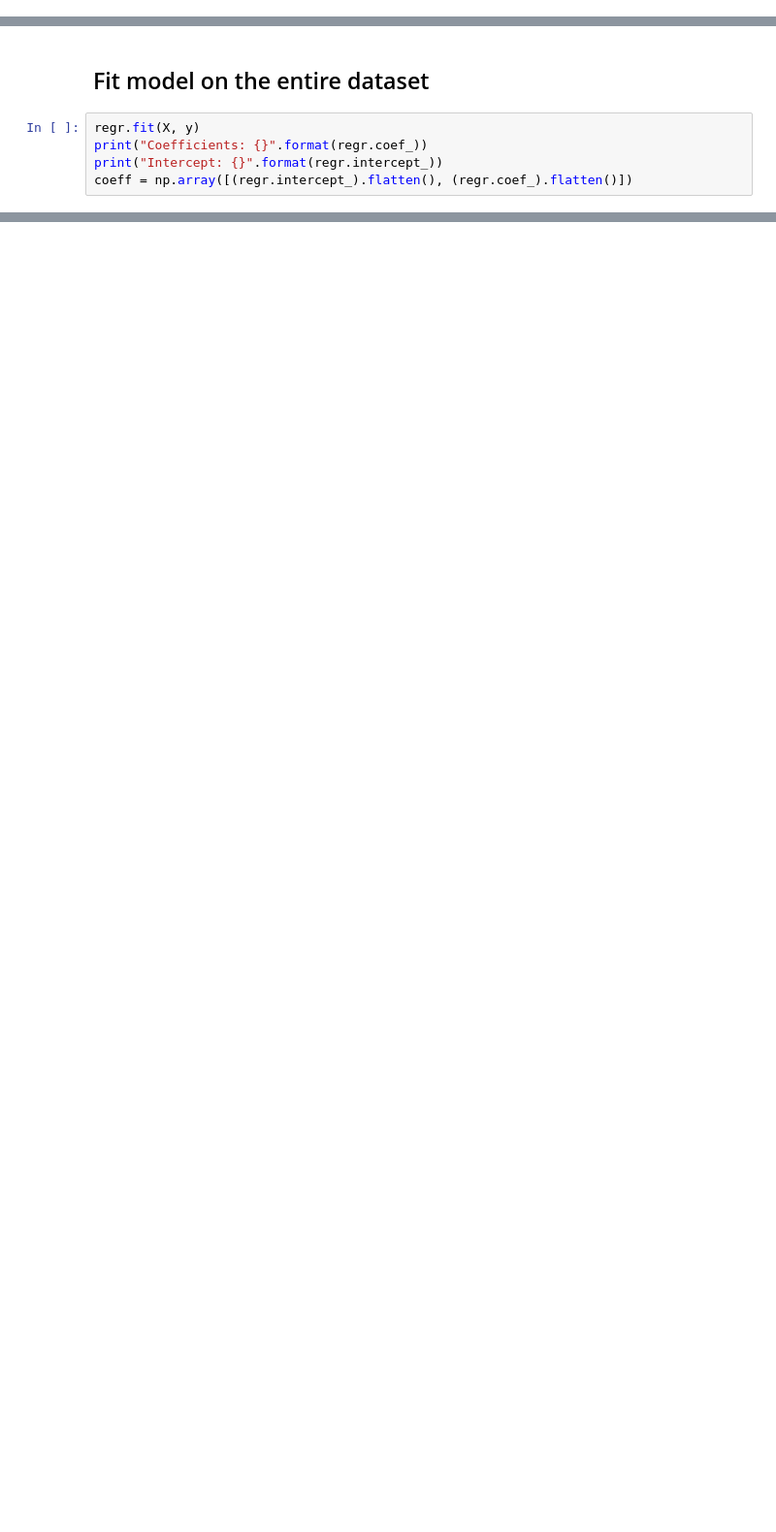
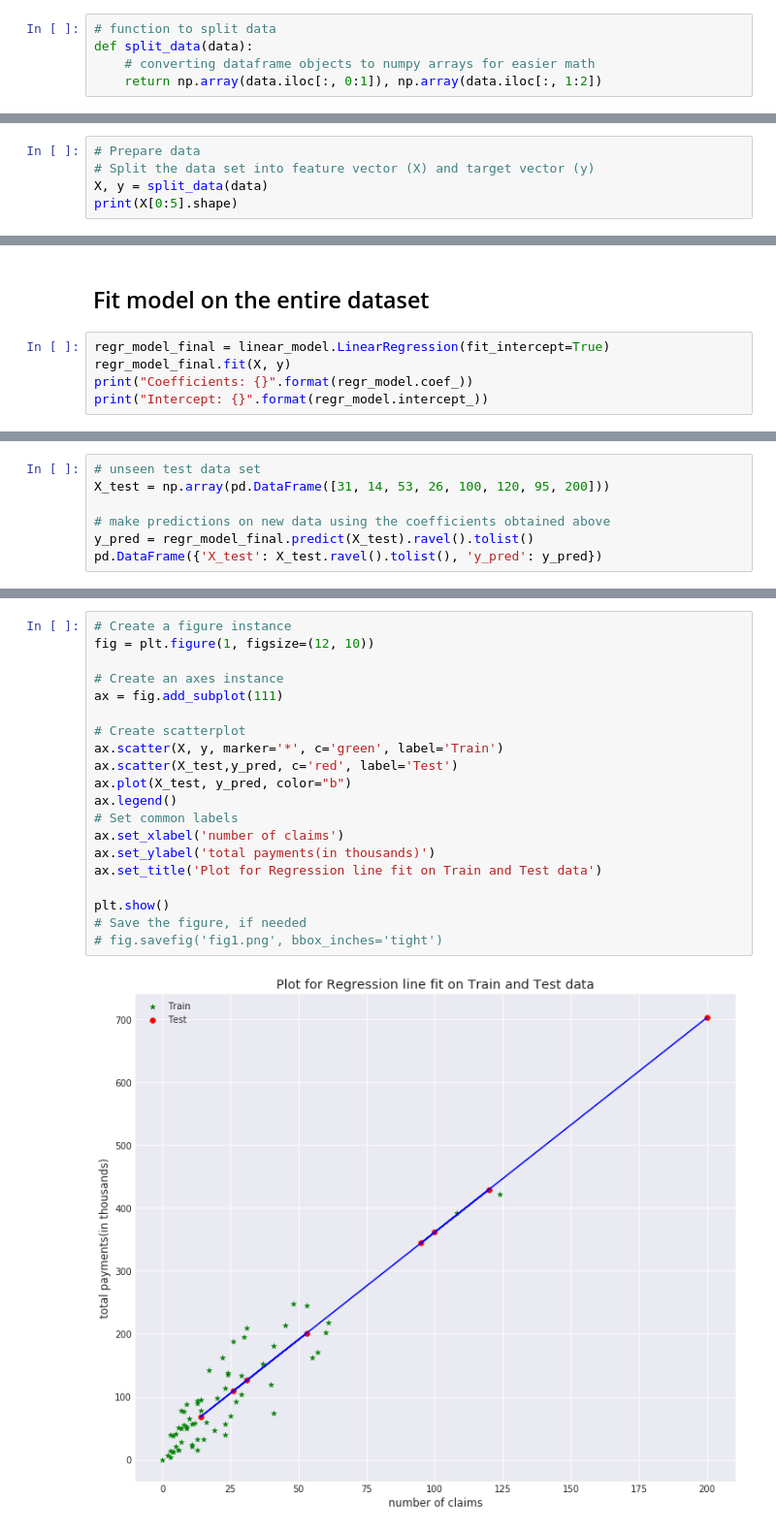
Before and after one commit to anujonthemove/Machine-Learning-Playground, a Jupyter notebook: univariate-linear-regression/Simple-Linear-Regression-using-Scikit-Learn.ipynb, the cells around one changed output, grey strips where cells are left out. Shown: that part at 97% size. Saved outputs shown, nothing was run; the diff lists cells and outputs as text; blank space fills up the shorter version.

Commit message:
Intermediate changes/updates in simple linear regression notebook.

```diff
--- a/univariate-linear-regression/Simple-Linear-Regression-using-Scikit-Learn.ipynb
+++ b/univariate-linear-regression/Simple-Linear-Regression-using-Scikit-Learn.ipynb
@@ -18 +58,6 @@ import matplotlib.pyplot as plt
+# %%
+# function to split data
+def split_data(data):
+    # converting dataframe objects to numpy arrays for easier math
+    return np.array(data.iloc[:, 0:1]), np.array(data.iloc[:, 1:2])
 # %% [markdown]
@@ -49,0 +81,5 @@ y = np.array(y_df)
+# %%
+# Prepare data
+# Split the data set into feature vector (X) and target vector (y)
+X, y = split_data(data)
+print(X[0:5].shape)
@@ -84,8 +152,8 @@ Mean of variance score: 0.781815872834
 # %% [markdown]
 ## Fit model on the entire dataset
 # %%
-regr.fit(X, y)
-print("Coefficients: {}".format(regr.coef_))
-print("Intercept: {}".format(regr.intercept_))
-coeff = np.array([(regr.intercept_).flatten(), (regr.coef_).flatten()])
+regr_model_final = linear_model.LinearRegression(fit_intercept=True)
+regr_model_final.fit(X, y)
+print("Coefficients: {}".format(regr_model.coef_))
+print("Intercept: {}".format(regr_model.intercept_))
 # %% [output]
@@ -123,0 +167,7 @@ plt.plot(Test_x, predictions, 'g');
+# %%
+# unseen test data set
+X_test = np.array(pd.DataFrame([31, 14, 53, 26, 100, 120, 95, 200]))
+
+# make predictions on new data using the coefficients obtained above
+y_pred = regr_model_final.predict(X_test).ravel().tolist()
+pd.DataFrame({'X_test': X_test.ravel().tolist(), 'y_pred': y_pred})
@@ -123,0 +187,22 @@ plt.plot(Test_x, predictions, 'g');
+# %%
+# Create a figure instance
+fig = plt.figure(1, figsize=(12, 10))
+
+# Create an axes instance
+ax = fig.add_subplot(111)
+
+# Create scatterplot
+ax.scatter(X, y, marker='*', c='green', label='Train')
+ax.scatter(X_test,y_pred, c='red', label='Test')
+ax.plot(X_test, y_pred, color="b")
+ax.legend()
+# Set common labels
+ax.set_xlabel('number of claims')
+ax.set_ylabel('total payments(in thousands)')
+ax.set_title('Plot for Regression line fit on Train and Test data')
+
+plt.show()
+# Save the figure, if needed
+# fig.savefig('fig1.png', bbox_inches='tight')
+# %% [output]
+[figure, added]
```
Also changed, not shown: parts of 33 cells of this notebook, 3 other files.
